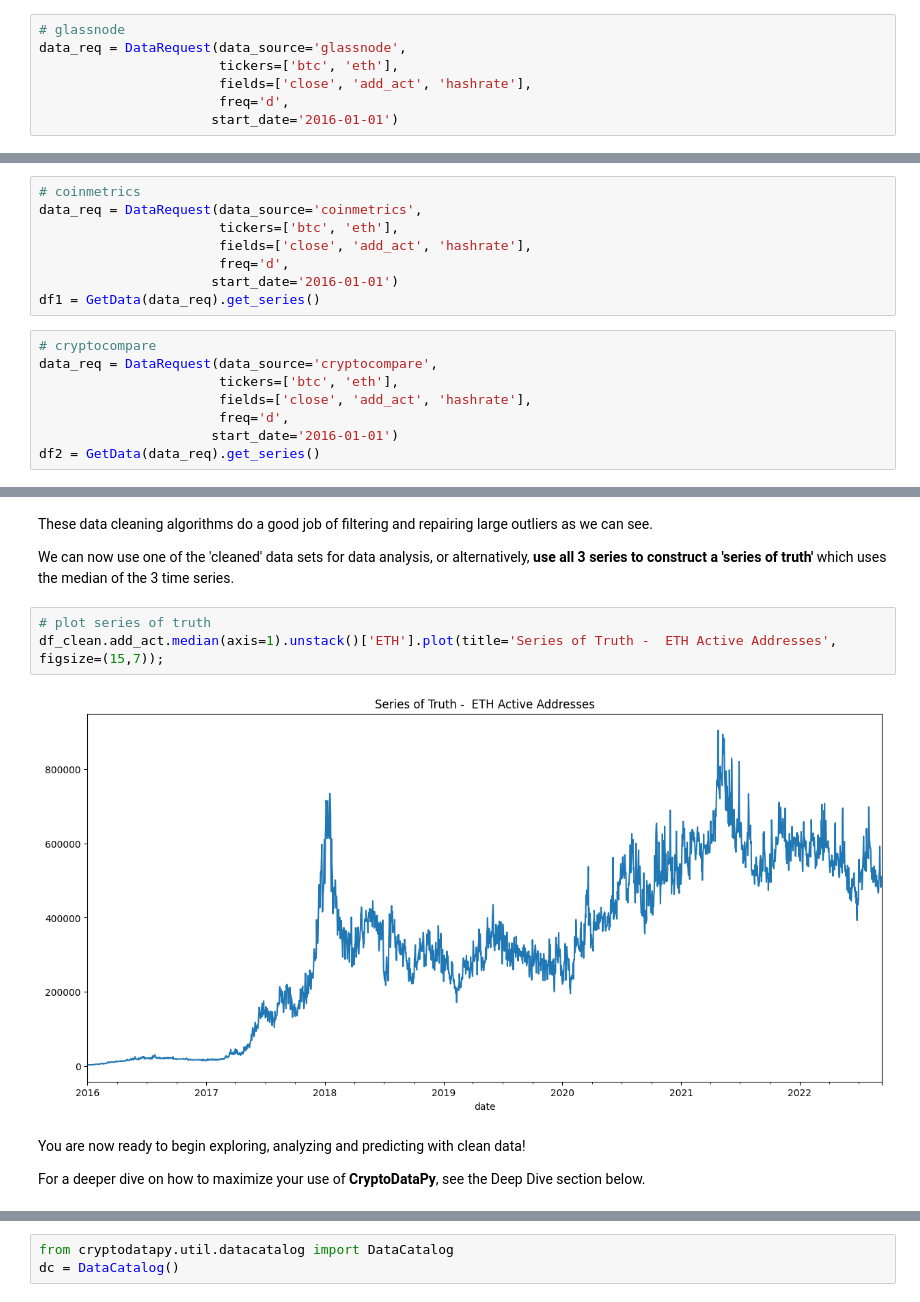
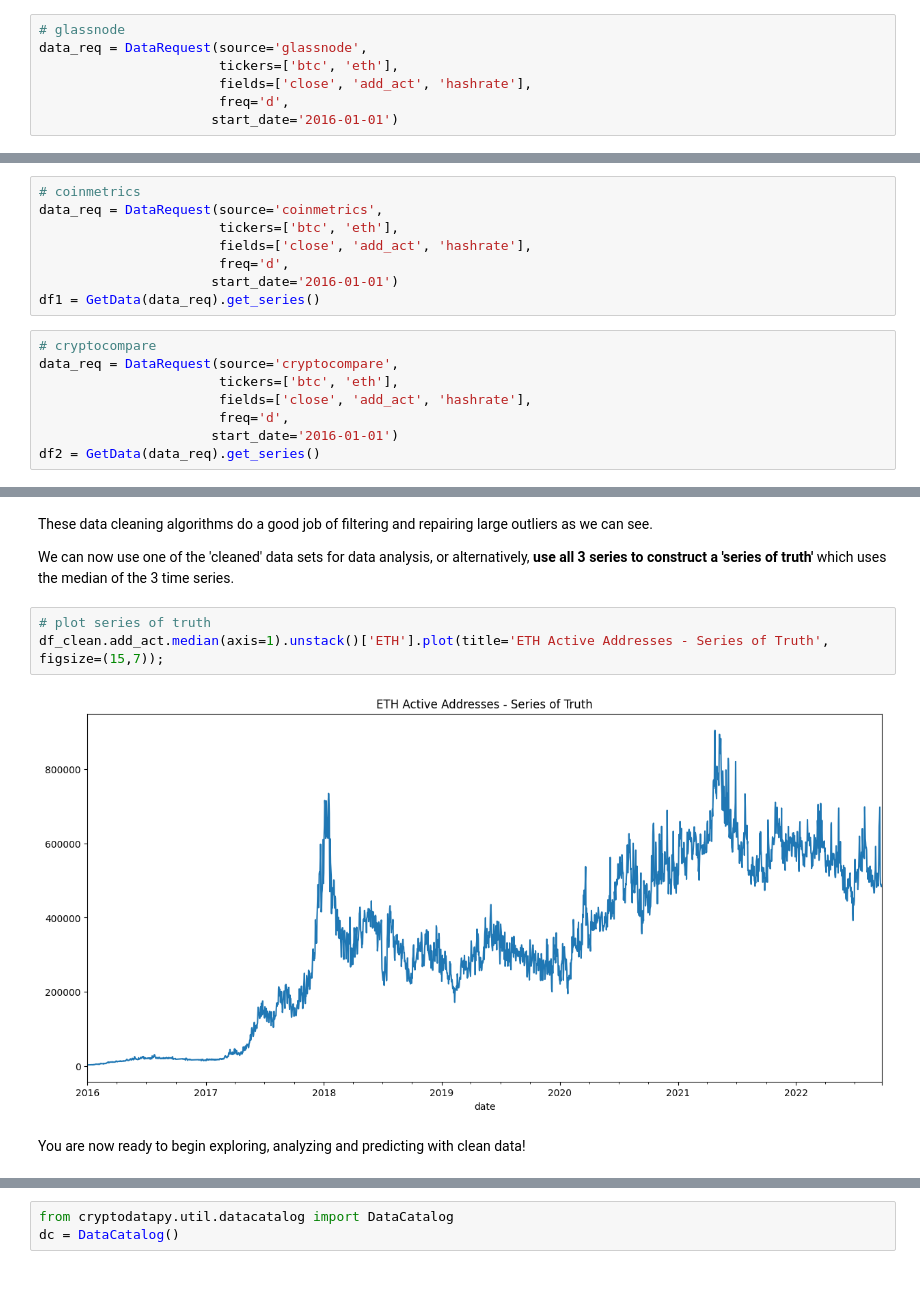
Before and after one commit to systamental/cryptodatapy, a Jupyter notebook: docs/example.ipynb, the cells around one changed output, grey strips where cells are left out. Drawn from its saved outputs; the diff is of its cells as text.

```diff
--- a/docs/example.ipynb
+++ b/docs/example.ipynb
@@ -40,6 +159,6 @@ Then, specify which data you want with `DataRequest` and fetch the data with `Ge
 # %%
 # glassnode
-data_req = DataRequest(data_source='glassnode',
+data_req = DataRequest(source='glassnode',
                        tickers=['btc', 'eth'],
                        fields=['close', 'add_act', 'hashrate'],
                        freq='d',
@@ -50,7 +169,7 @@ df = GetData(data_req).get_series()
 With same data request parameters, can you retrieve the same data from other sources for comparison.
 # %%
 # coinmetrics
-data_req = DataRequest(data_source='coinmetrics',
+data_req = DataRequest(source='coinmetrics',
                        tickers=['btc', 'eth'],
                        fields=['close', 'add_act', 'hashrate'],
                        freq='d',
@@ -58,7 +177,7 @@ data_req = DataRequest(data_source='coinmetrics',
 df1 = GetData(data_req).get_series()
 # %%
 # cryptocompare
-data_req = DataRequest(data_source='cryptocompare',
+data_req = DataRequest(source='cryptocompare',
                        tickers=['btc', 'eth'],
                        fields=['close', 'add_act', 'hashrate'],
                        freq='d',
@@ -143,10 +262,8 @@ These data cleaning algorithms do a good job of filtering and repairing large ou
 We can now use one of the 'cleaned' data sets for data analysis, or alternatively, **use all 3 series to construct a 'series of truth'** which uses the median of the 3 time series.
 # %%
 # plot series of truth
-df_clean.add_act.median(axis=1).unstack()['ETH'].plot(title='Series of Truth -  ETH Active Addresses', figsize=(15,7));
+df_clean.add_act.median(axis=1).unstack()['ETH'].plot(title='ETH Active Addresses - Series of Truth', figsize=(15,7));
 # %% [output]
-[figure, old version]
+[figure, new version]
 # %% [markdown]
 You are now ready to begin exploring, analyzing and predicting with clean data!
-
-For a deeper dive on how to maximize your use of **CryptoDataPy**, see the Deep Dive section below.
```
Also changed, not shown: parts of 171 cells of this notebook.
